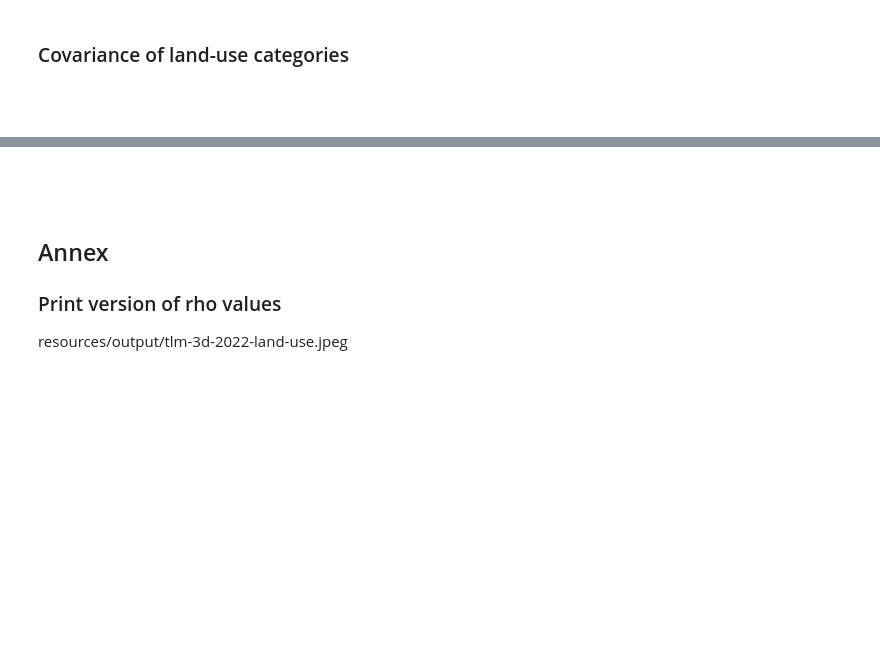
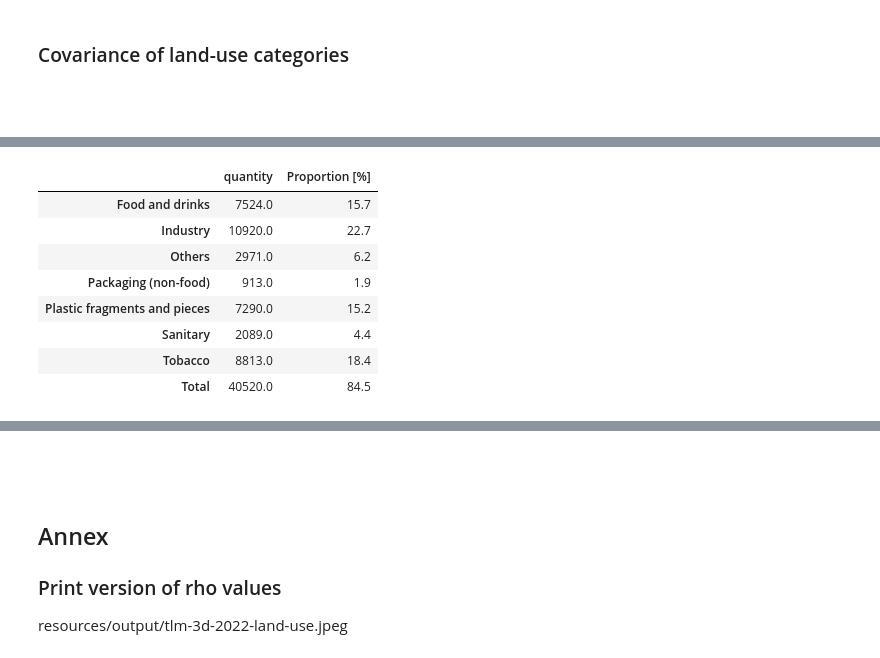
Before and after one commit to hammerdirt-analyst/landuse, a Jupyter notebook: _build/jupyter_execute/hex-3000-m.ipynb, the cells around one changed output, grey strips where cells are left out. Drawn from its saved outputs; the diff is of its cells as text; code cells hidden in the pictures; blank space fills up the shorter version.

```diff
--- a/_build/jupyter_execute/hex-3000-m.ipynb
+++ b/_build/jupyter_execute/hex-3000-m.ipynb
@@ -1152,0 +1181,54 @@ glue('total_correlations', bfr, display=False)
+# %%
+def check_condition(x, conditions, i):
+
+    if list(set(x)&set(conditions[i])):
+        data = conditions[i][0]
+    elif i == 0 and not list(set(x)&set(conditions[i])):
+        data = "Others"
+    else:
+        data = check_condition(x, conditions, i-1)
+    return data
+
+# define the broad categories:
+tobaco = ["Tobacco", "Smoking related"]
+industry = ['Industry','Construction', 'Industrial', 'Manufacturing']
+sanitary = ["Sanitary", "Personal hygiene", "Water treatment"]
+packaging = ['Packaging (non-food)','Packaging films nonfood or unknown', 'Paper packaging']
+food = ['Food and drinks','Foil wrappers, aluminum foil', 'Food and drinks', 'Food and drink']
+fragments = ['Plastic fragments and pieces',
+             'Plastic fragments angular <5mm',
+             'Styrofoam < 5mm',
+             'Plastic fragments rounded <5mm',
+             'Foamed  plastic <5mm',
+             'Fragmented plastics',
+            ]
+
+conditions = [tobaco, industry, sanitary, packaging, food, fragments]
+codes_fail = codes
+
+dT20 = df[df.code.isin(codes_fail)].groupby("code", as_index=False).quantity.sum().sort_values("quantity", ascending=False)
+dT20["description"] = dT20.code.map(lambda x: code_d_map[x])
+dT20.set_index("code", drop=True, inplace=True)
+
+
+for each_code in dT20.index:
+    srcs = dfCodes.loc[each_code][["source", "source_two", "source_three", "description"]]
+    a = check_condition(srcs.values, conditions, len(conditions)-1)
+    dT20.loc[each_code, "Type"] = a
+
+total_type = dT20.groupby(["Type"], as_index=False).quantity.sum()
+total_type["Proportion [%]"] = ((total_type.quantity/df.quantity.sum())*100).round(1)
+total_type.set_index("Type", drop=True, inplace=True)
+total_type.index.name = None
+total_type.loc["Total"] = total_type.sum()
+total_type.style.format(precision=1).set_table_styles(table_css_styles)
+# %% [output]
+|  | quantity | Proportion [%] |
+| Food and drinks | 7524.0 | 15.7 |
+| Industry | 10920.0 | 22.7 |
+| Others | 2971.0 | 6.2 |
+| Packaging (non-food) | 913.0 | 1.9 |
+| Plastic fragments and pieces | 7290.0 | 15.2 |
+| Sanitary | 2089.0 | 4.4 |
+| Tobacco | 8813.0 | 18.4 |
+| Total | 40520.0 | 84.5 |
```
Also changed, not shown: parts of 6 cells of this notebook, 19 other files.
